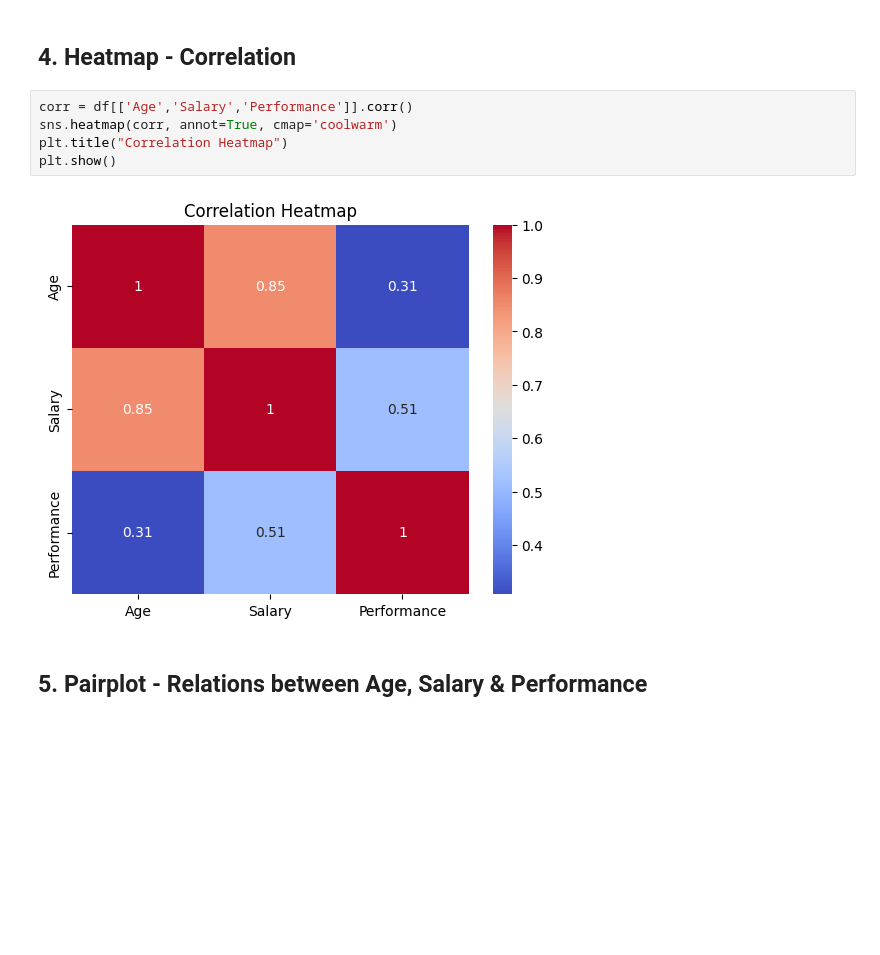
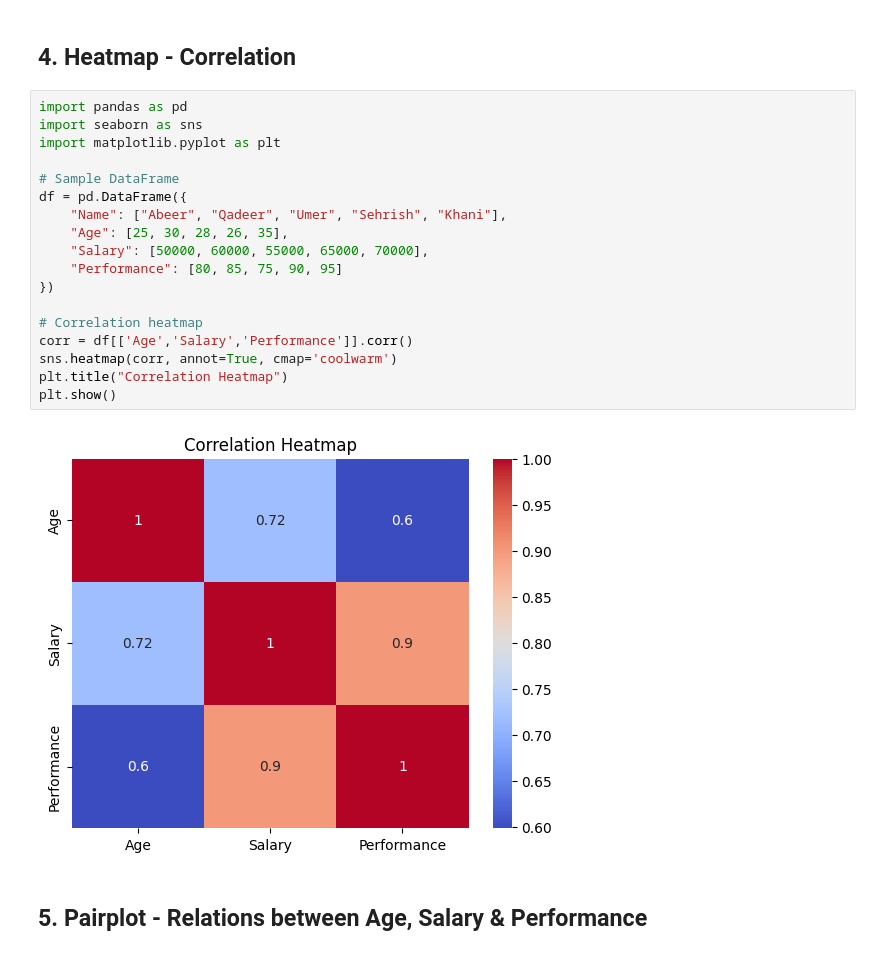
Before and after one commit to Abdul-Qadeerr/data-science, a Jupyter notebook: seaborn.ipynb, the cells around one changed output. Drawn from its saved outputs; the diff is of its cells as text; blank space fills up the shorter version.

```diff
--- a/seaborn.ipynb
+++ b/seaborn.ipynb
@@ -74,11 +101,24 @@ Passing `palette` without assigning `hue` is deprecated and will be removed in v
 # %% [markdown]
 ## 4. Heatmap - Correlation
-# %%
-corr = df[['Age','Salary','Performance']].corr()
-sns.heatmap(corr, annot=True, cmap='coolwarm')
-plt.title("Correlation Heatmap")
-plt.show()
-# %% [output]
-[figure, removed]
+# %%
+import pandas as pd
+import seaborn as sns
+import matplotlib.pyplot as plt
+
+# Sample DataFrame
+df = pd.DataFrame({
+    "Name": ["Abeer", "Qadeer", "Umer", "Sehrish", "Khani"],
+    "Age": [25, 30, 28, 26, 35],
+    "Salary": [50000, 60000, 55000, 65000, 70000],
+    "Performance": [80, 85, 75, 90, 95]
+})
+
+# Correlation heatmap
+corr = df[['Age','Salary','Performance']].corr()
+sns.heatmap(corr, annot=True, cmap='coolwarm')
+plt.title("Correlation Heatmap")
+plt.show()
+# %% [output]
+[figure, added]
 # %% [markdown]
 ## 5. Pairplot - Relations between Age, Salary & Performance
```
Also changed, not shown: parts of 4 cells of this notebook.
